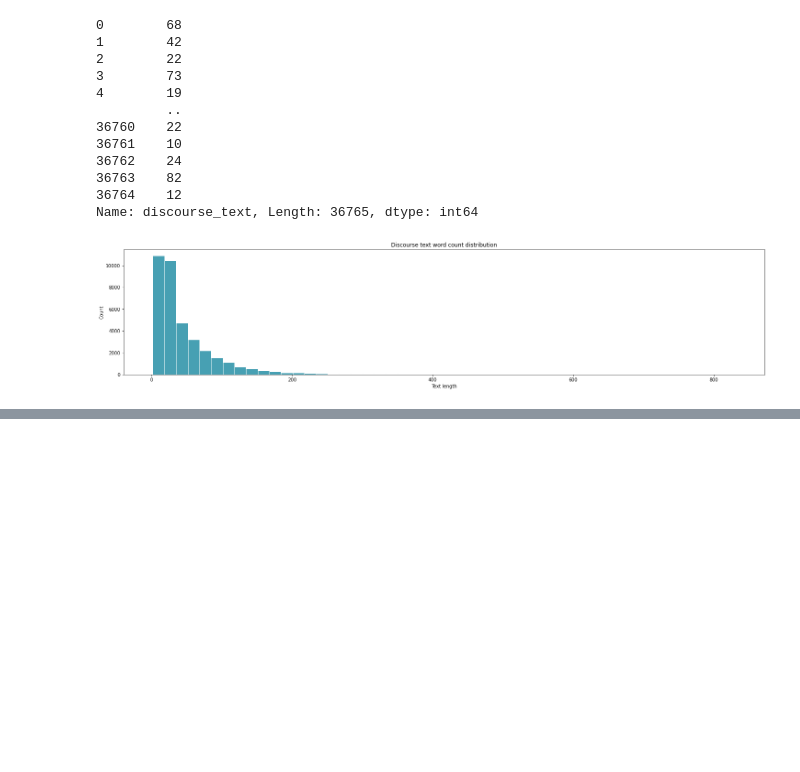
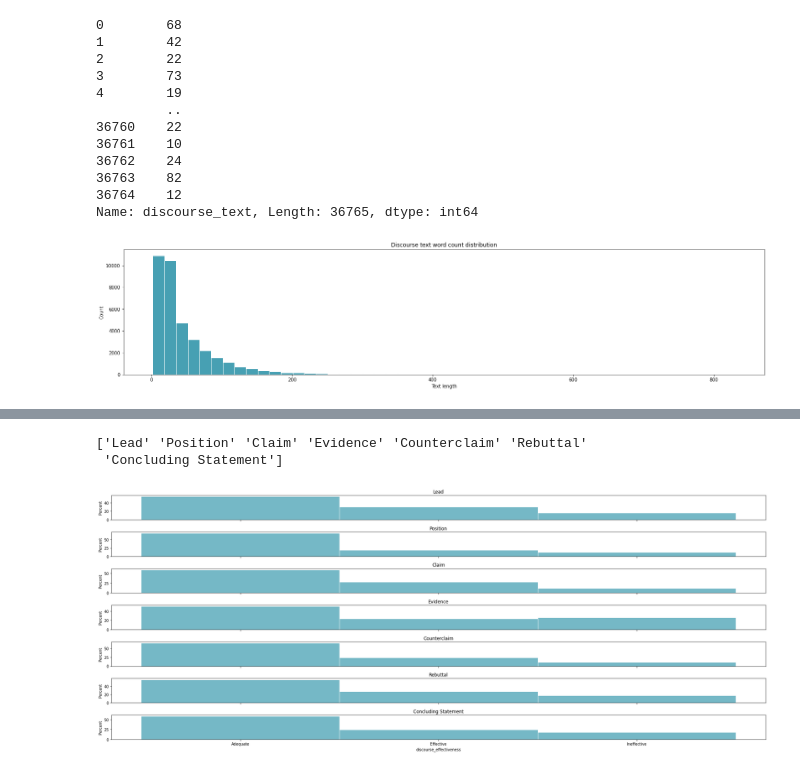
Before and after one commit to tripnv/fbp-kaggle, a Jupyter notebook: eda.ipynb, the cells around one changed output, grey strips where cells are left out. Cells and saved outputs as stored; diff of their text form; code cells hidden in the pictures; blank space fills up the shorter version.

```diff
--- a/eda.ipynb
+++ b/eda.ipynb
@@ -264,0 +296,16 @@ plt.show()
+# %%
+print(train.discourse_type.unique())
+fig, axs = plt.subplots(nrows = 7, ncols = 1, figsize= (25,10), sharex = True)
+
+
+
+for idx, eff in enumerate(train.discourse_type.unique()):
+    sns.histplot(train[train.loc[:, 'discourse_type'] == eff].discourse_effectiveness, ax = axs[idx], stat = 'percent', label=eff, edgecolor = 'white').set_title(eff)
+
+
+plt.tight_layout()
+plt.show()
+# %% [output]
+['Lead' 'Position' 'Claim' 'Evidence' 'Counterclaim' 'Rebuttal'
+ 'Concluding Statement']
+[figure, added]
```
Also changed, not shown: parts of 6 cells of this notebook.
